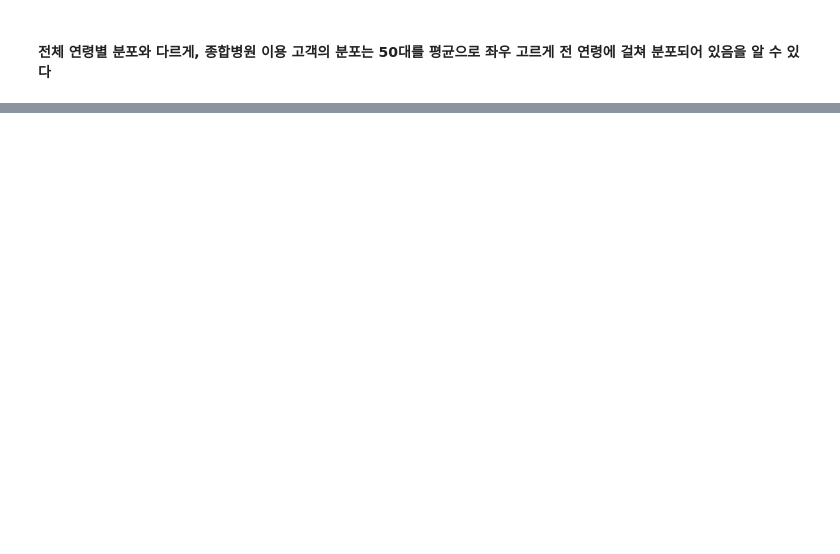
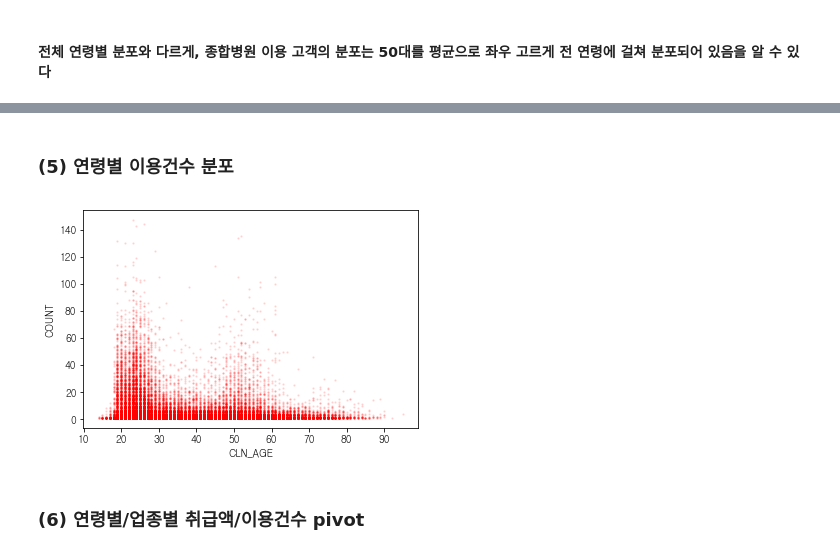
Before and after one commit to lain-02/aiproject, a Jupyter notebook: ai_project.ipynb, the cells around one changed output, grey strips where cells are left out. Cells and saved outputs as stored; diff of their text form; code cells hidden in the pictures; blank space fills up the shorter version.

```diff
--- a/ai_project.ipynb
+++ b/ai_project.ipynb
@@ -270,0 +313,15 @@ Name: CLN_AGE, dtype: float64
+# %% [markdown]
+### (5) 연령별 이용건수 분포
+# %%
+""" 연령별 이용건수 분포 확인 """
+temp01=data.groupby(["CLNN","CLN_AGE"]).size().reset_index(name="COUNT")
+temp02=data.groupby(["CLNN","SAA"]).size().reset_index(name="SUM")
+plt.scatter(temp01["CLN_AGE"], temp01["COUNT"], c = 'red', s = 2, alpha = 0.1)
+plt.xlabel("CLN_AGE")
+plt.ylabel("COUNT")
+plt.show()
+del temp01
+# %% [output]
+[figure, added]
+# %% [markdown]
+### (6) 연령별/업종별 취급액/이용건수 pivot
```
Also changed, not shown: parts of 15 cells of this notebook.
